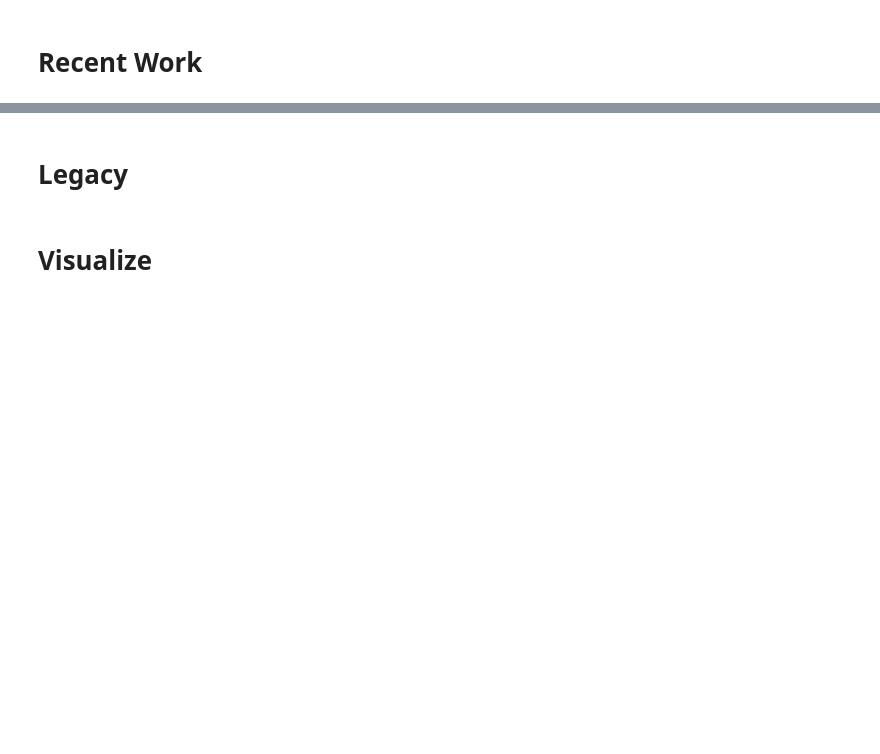
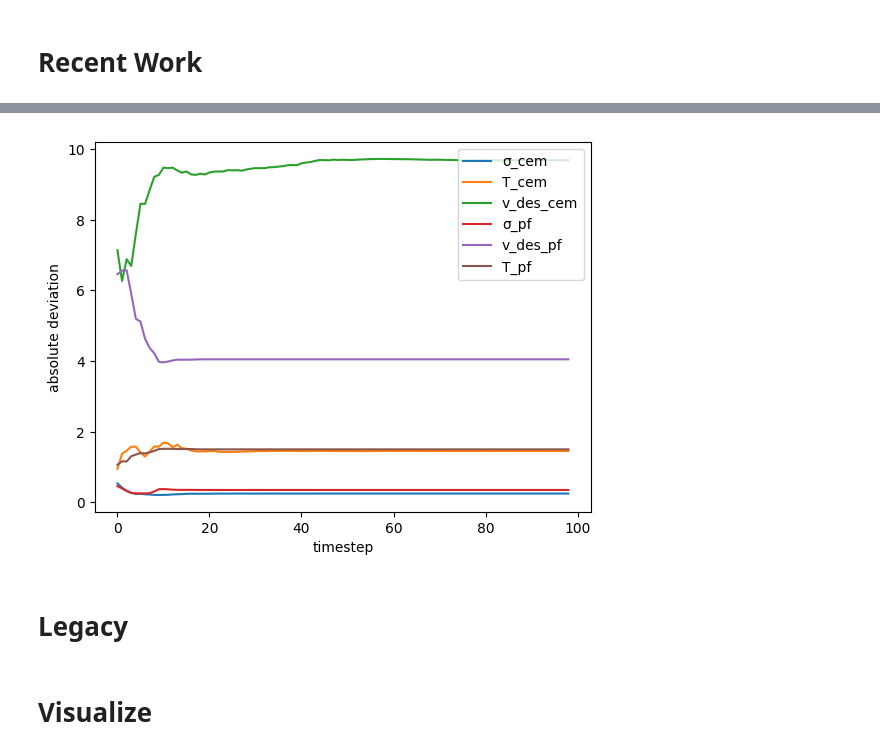
Before and after one commit to sisl/ngsim_env, a Jupyter notebook: notebooks/synthetic_multidim.ipynb, the cells around one changed output, grey strips where cells are left out. Cells and saved outputs as stored; diff of their text form; code cells hidden in the pictures; blank space fills up the shorter version.

```diff
--- a/notebooks/synthetic_multidim.ipynb
+++ b/notebooks/synthetic_multidim.ipynb
@@ -126,2 +132,27 @@ plot_dict(res);
+# %%
+# 2 cars in the same lane scenario with 3 parameters
+# Parameter wise result plotting with both cem and pf in same plot
+num_particles = 100
+pos_vel_array_1 = [(30.,18.),(10.,12.)]
+lane_place_array = [pos_vel_array_1]
+num_cars = 2
+d1 = Dict(:v_des=>20.0,:σ=>0.1,:T=>1.5);d2 = Dict(:v_des=>10.0,:σ=>0.1,:T=>1.5)
+car_particles = [d1,d2]
+particle_props = [(:v_des,10.,0.1,30.),(:σ,0.1,0.1,1.),(:T,0.1,0.1,5.)]
+rmse_array_pf = capture_filtering_progress_paramwise(num_particles,num_cars,lane_place_array,
+    car_particles,particle_props,approach="pf")
+rmse_array_cem = capture_filtering_progress_paramwise(num_particles,num_cars,lane_place_array,
+    car_particles,particle_props,approach="cem");
+
+pf_array = combine_array_dicts(rmse_array_pf);
+cem_array = combine_array_dicts(rmse_array_cem);
+res = combine_exp_results_dicts([:cem,:pf],[cem_array,pf_array])
+plot_dict(res)
+xlabel("timestep")
+ylabel("absolute deviation");
+# %% [output]
+[figure, added]
+# %% [markdown]
+# Legacy
 # %%
 # 5 cars adjacent lanes scenario with 2 parameters
@@ -167,5 +200,3 @@ particle_props = [(:v_des,10.,0.1,30.),(:σ,0.1,0.1,1.)]
 bucket_array = filter_particles_over_trajectory(num_particles,num_cars,lane_place_array,
     car_particles,particle_props,approach="cem")
 print_buckets_mean(bucket_array)
-# %% [markdown]
-# Legacy
```
Also changed, not shown: parts of 6 cells of this notebook, 5 other files.
